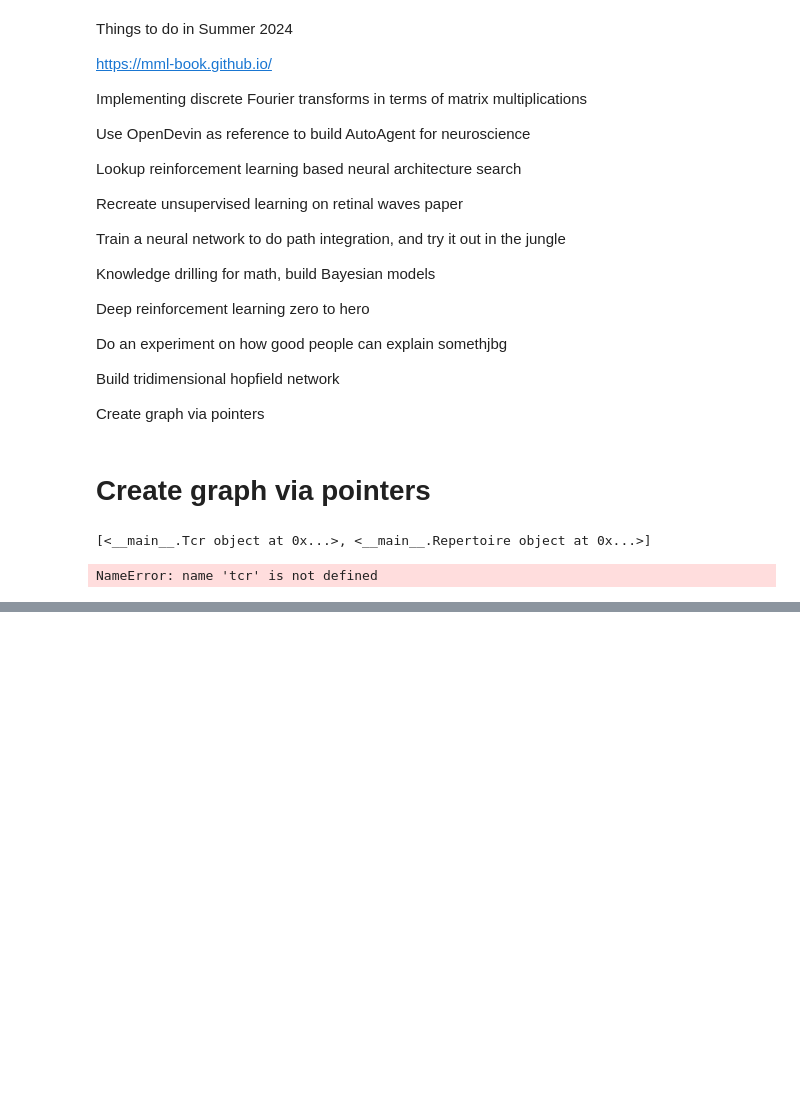
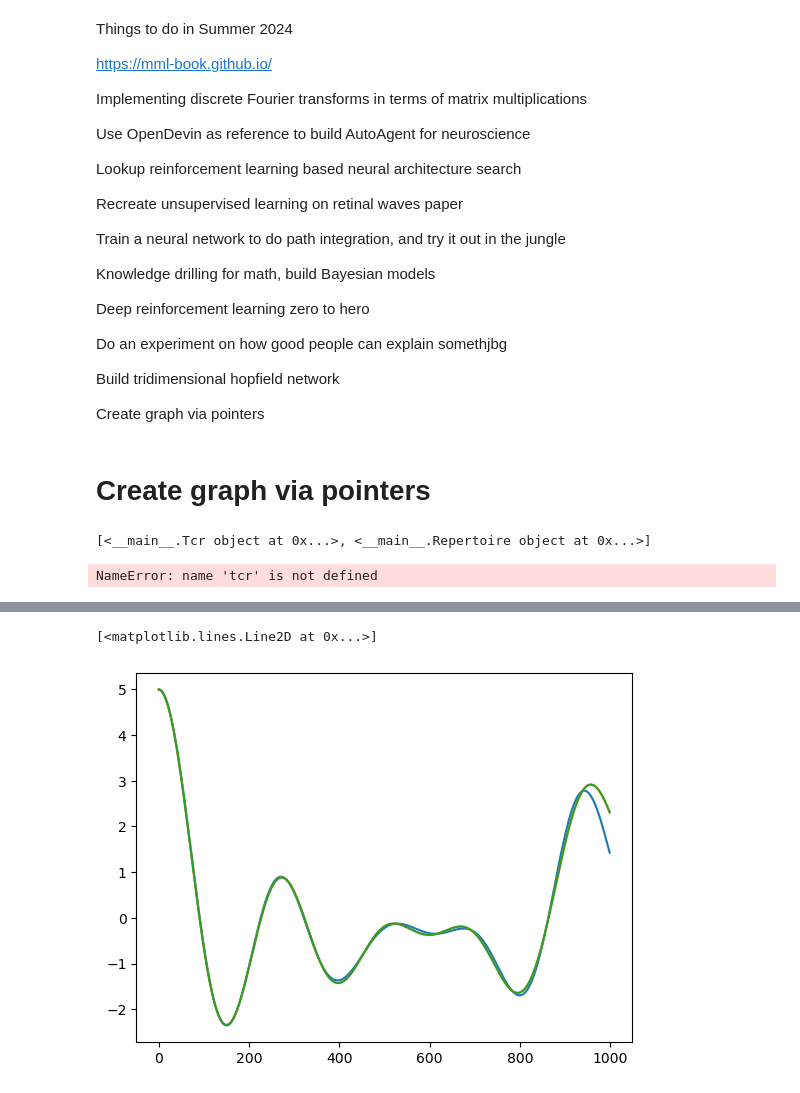
Before and after one commit to yiheinchai/learn, a Jupyter notebook: summer2024/summer2024.ipynb, the cells around one changed output, grey strips where cells are left out. Saved outputs shown, nothing was run; the diff lists cells and outputs as text; code cells hidden in the pictures; blank space fills up the shorter version.

```diff
--- a/summer2024/summer2024.ipynb
+++ b/summer2024/summer2024.ipynb
@@ -342,0 +389,19 @@ NameError: name 'tcr' is not defined
+# %%
+norm_simillarities = similarities / np.sum(similarities) * len(frequencies)
+# each freq max amplitude is 1, so if you have 5 freq, then max amp is now 5.
+# when u normalise, max amp is 1, so you multiply by 5 to match the signal
+
+reconstructed_signal = []
+
+for i, freq in enumerate(component_frequencies):
+    weighted_signal = norm_simillarities[i] * np.cos(freq*x)
+    reconstructed_signal.append(weighted_signal)
+
+reconstructed_signal = np.array(reconstructed_signal).sum(axis=0)
+
+plt.plot(reconstructed_signal)
+plt.plot(signal)
+plt.plot(chain(signal)(np.fft.fft)(np.fft.ifft)(np.real)())
+# %% [output]
+[<matplotlib.lines.Line2D at 0x...>]
+[figure, added]
```
Also changed, not shown: parts of 14 cells of this notebook, 2 other files.
